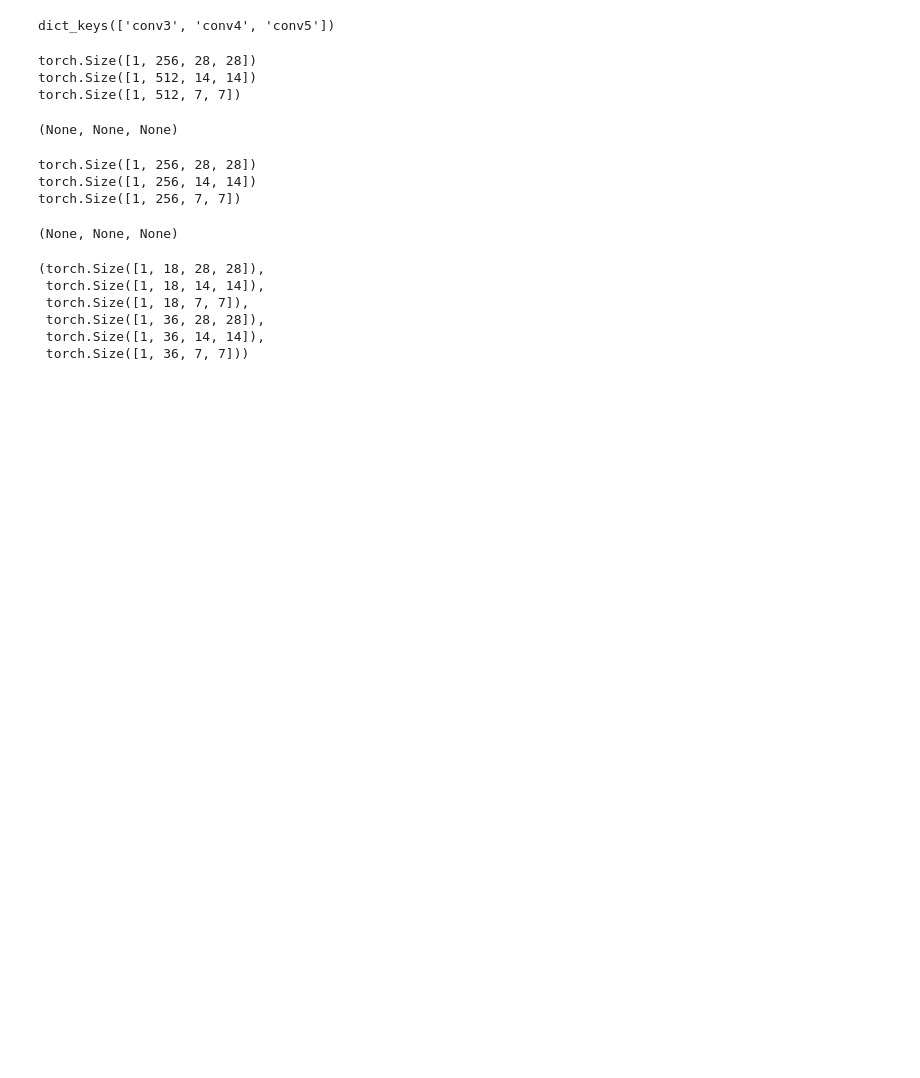
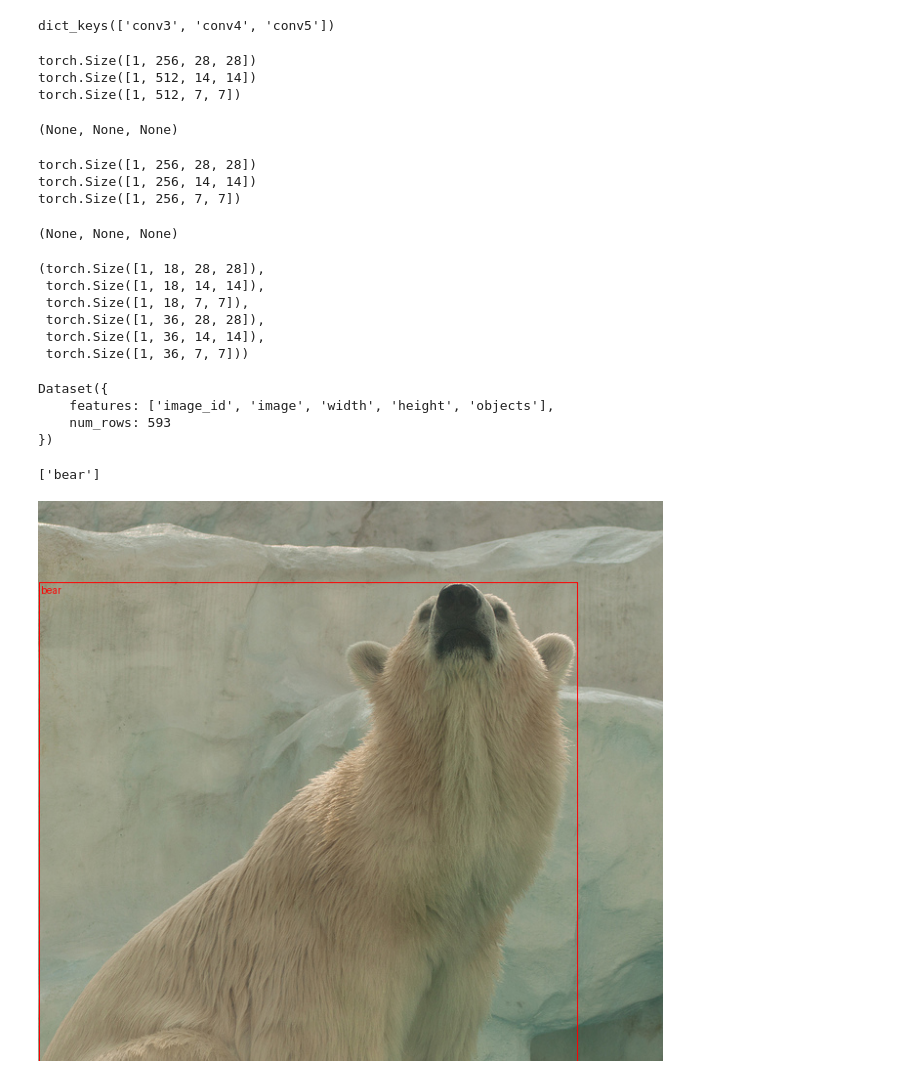
Before and after one commit to obj-det/faster-rcnn, a Jupyter notebook: src/main.ipynb, the cells around one changed output. Cells and saved outputs as stored; diff of their text form; code cells hidden in the pictures; blank space fills up the shorter version.

```diff
--- a/src/main.ipynb
+++ b/src/main.ipynb
@@ -73,0 +80,33 @@ rpn_out['conv3'][0].size(), rpn_out['conv4'][0].size(), rpn_out['conv5'][0].size
+# %%
+single_object_ds = datasets.load_from_disk('../data/single_object_ds/val')
+# %%
+single_object_ds
+# %% [output]
+Dataset({
+    features: ['image_id', 'image', 'width', 'height', 'objects'],
+    num_rows: 593
+})
+# %%
+import torch
+from torchvision.ops import box_convert
+from torchvision.utils import draw_bounding_boxes
+from torchvision.transforms.functional import pil_to_tensor, to_pil_image
+
+
+example = single_object_ds[250]
+categories = single_object_ds.features['objects'].feature['category']
+boxes_xywh = torch.tensor(example['objects']['bbox'])
+boxes_xyxy = box_convert(boxes_xywh, 'xywh', 'xyxy')
+labels = [categories.int2str(x) for x in example['objects']['category']]
+print(labels)
+to_pil_image(
+    draw_bounding_boxes(
+        pil_to_tensor(example['image']),
+        boxes_xyxy,
+        colors="red",
+        labels=labels,
+    )
+)
+# %% [output]
+['bear']
+[figure, added]
```
Also changed, not shown: parts of 3 cells of this notebook.
